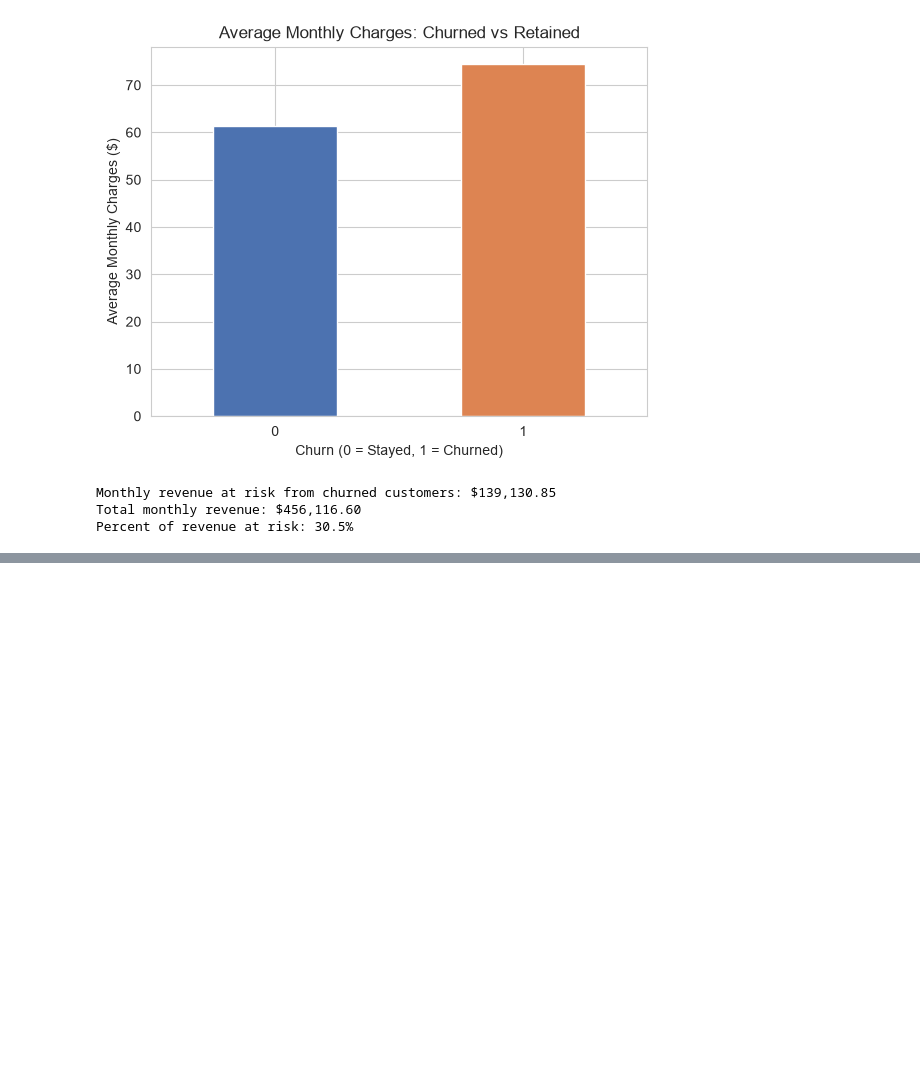
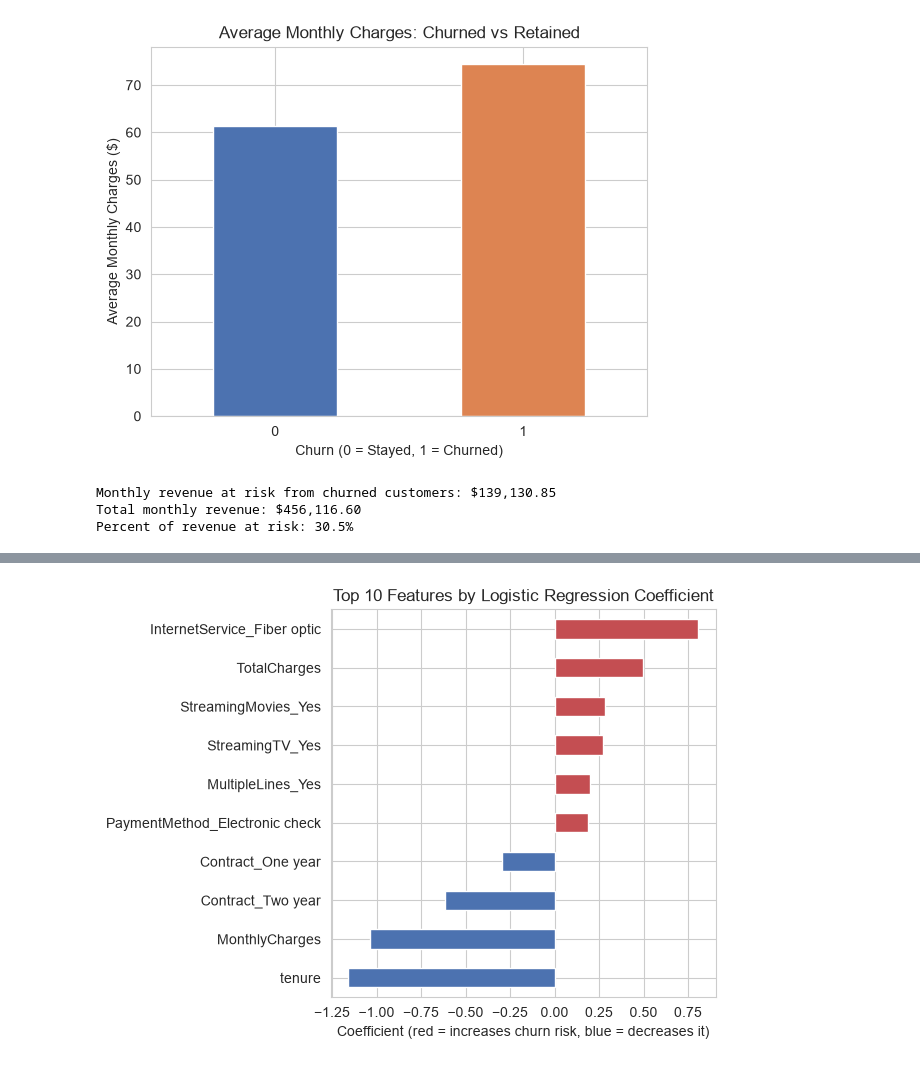
Before and after one commit to KrupaP99/customer-churn-prediction, a Jupyter notebook: notebooks/01_eda.ipynb, the cells around one changed output, grey strips where cells are left out. Cells and saved outputs as stored; diff of their text form; code cells hidden in the pictures; blank space fills up the shorter version.

```diff
--- a/notebooks/01_eda.ipynb
+++ b/notebooks/01_eda.ipynb
@@ -128,0 +163,13 @@ Percent of revenue at risk: 30.5%
+# %%
+coefficients = pd.Series(log_model.coef_[0], index=X_train.columns)
+top_coef = coefficients.abs().sort_values(ascending=False).head(10)
+top_coef_signed = coefficients[top_coef.index].sort_values()
+
+colors = ['#C44E52' if x > 0 else '#4C72B0' for x in top_coef_signed]
+top_coef_signed.plot(kind='barh', color=colors)
+plt.title('Top 10 Features by Logistic Regression Coefficient')
+plt.xlabel('Coefficient (red = increases churn risk, blue = decreases it)')
+plt.tight_layout()
+plt.show()
+# %% [output]
+[figure, added]
```
Also changed, not shown: parts of 2 cells of this notebook, 1 other file.
